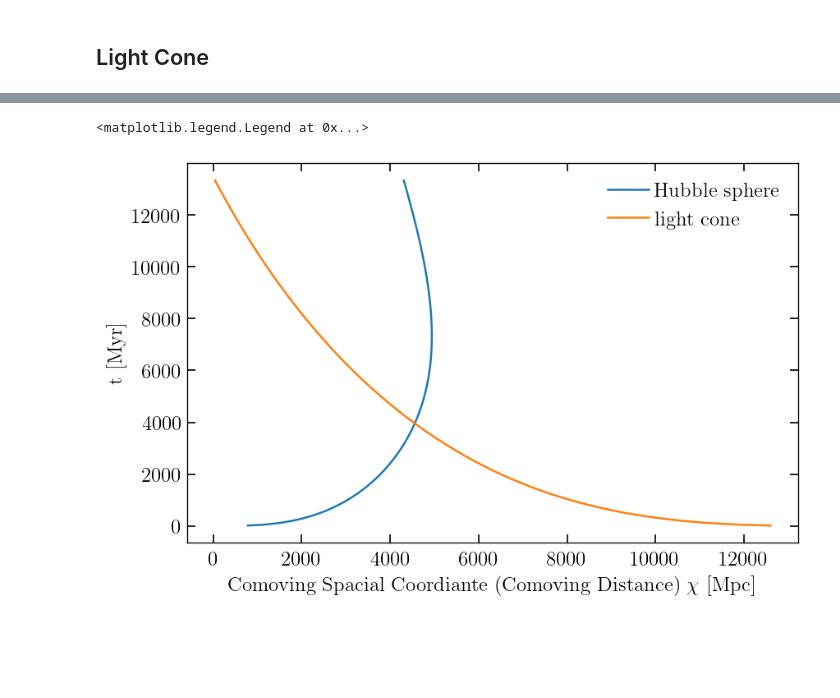
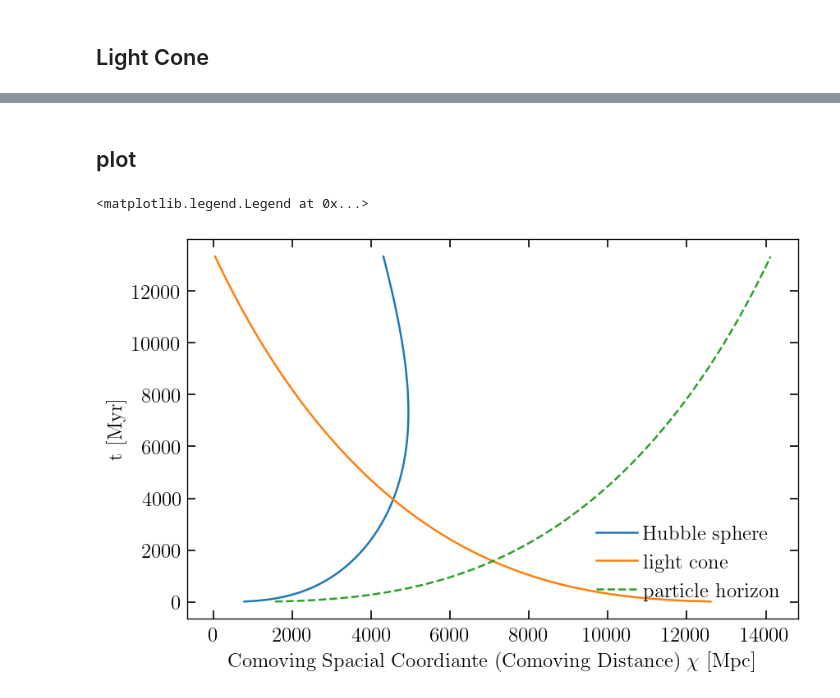
Before and after one commit to SiyiZhao/learnCosmology, a Jupyter notebook: code/expansion.ipynb, the cells around one changed output, grey strips where cells are left out. Saved outputs shown, nothing was run; the diff lists cells and outputs as text; code cells hidden in the pictures; blank space fills up the shorter version.

Commit message:
optical horizon

```diff
--- a/code/expansion.ipynb
+++ b/code/expansion.ipynb
@@ -94,0 +97,5 @@ for a1 in a1_l:
+# %%
+ph_l = []
+for a1 in a1_l:
+    ph = integrate.quad(lambda a: lc_over_da(a, H0, a0, OmR, OmM, OmL, OmK), 0, a1)
+    ph_l.append(ph[0])
@@ -94,0 +112,4 @@ for a1 in a1_l:
+# %%
+ph_l = np.array(ph_l)
+oh_l = np.array(oh_l)
+fe = ph_l/oh_l -1
@@ -95,11 +127,14 @@ for a1 in a1_l:
+# %% [markdown]
+## plot
 # %%
 plt.plot(chi_H, t_l, label="Hubble sphere")
 plt.plot(lc_l, t_l, label="light cone")
+plt.plot(ph_l, t_l, label="particle horizon", linestyle="dashed")
 plt.xlabel("Comoving Spacial Coordiante (Comoving Distance) $\chi$ [Mpc]")
 plt.ylabel("t [Myr]")
 # plt.yscale('log')
 # plt.xscale("log")
 plt.legend()
 # %% [output]
 <matplotlib.legend.Legend at 0x...>
-[figure, old version]
+[figure, new version]
```
Also changed, not shown: parts of 5 cells of this notebook, 3 other files.
